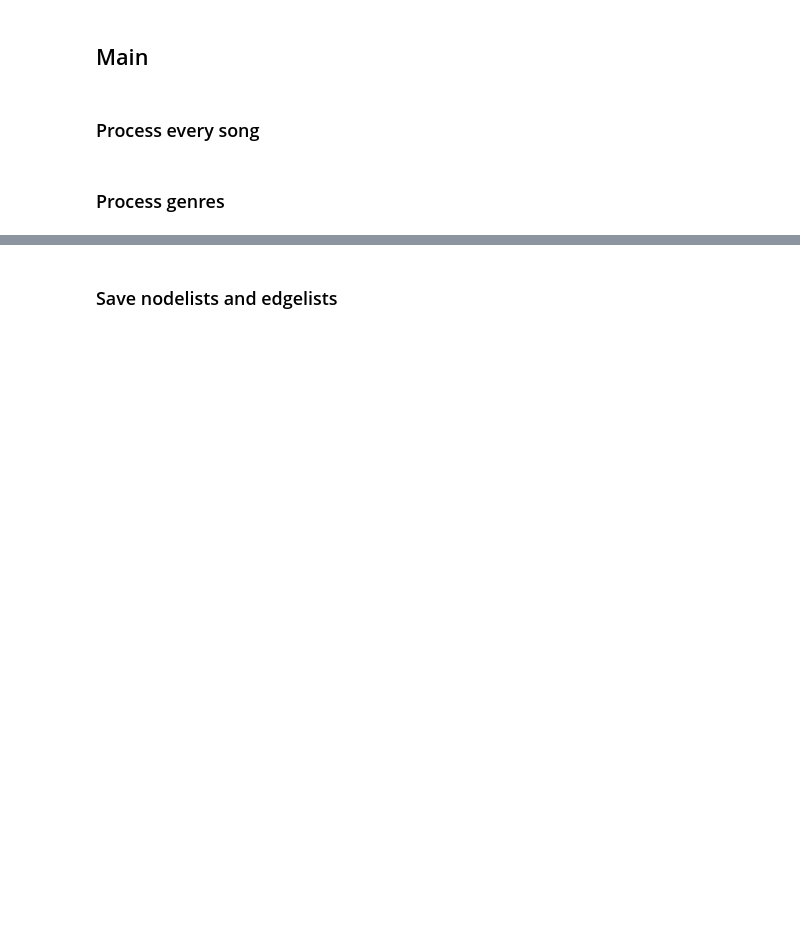
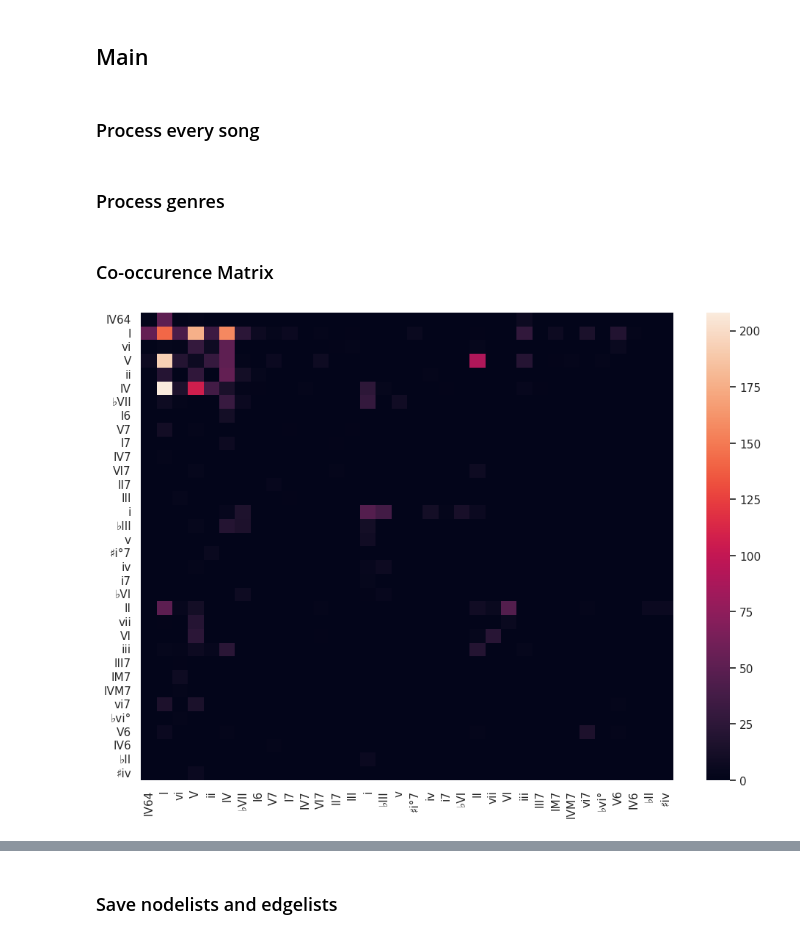
Before and after one commit to amelie106/datascience, a Jupyter notebook: chord_progression/chordparser_genres.ipynb, the cells around one changed output, grey strips where cells are left out. Saved outputs shown, nothing was run; the diff lists cells and outputs as text; code cells hidden in the pictures; blank space fills up the shorter version.

```diff
--- a/chord_progression/chordparser_genres.ipynb
+++ b/chord_progression/chordparser_genres.ipynb
@@ -189,3 +189,22 @@ for subdir, dirs, files in os.walk(directory):
 for genre, df in dataframes.items():
     nodelists[genre] = create_nodelist(genre)
     dataframes[genre] = get_percentages(df, nodelists[genre])
+# %% [markdown]
+### Co-occurence Matrix
+# %%
+coocc = {}
+# %%
+import networkx
+
+for genre, df in dataframes.items():
+    edgeList = df[['Source', 'Target', 'sum_appearance']].values.tolist()
+    G = networkx.DiGraph()
+    for i in range(len(edgeList)):
+        G.add_edge(edgeList[i][0], edgeList[i][1], weight=edgeList[i][2])
+
+    coocc[genre] = networkx.to_pandas_adjacency(G, nodelist=nodelists_sum[genre].keys())
+# %%
+sns.set(rc={'figure.figsize':(11.7,8.27)})
+_ = sns.heatmap(coocc['Country'])
+# %% [output]
+[figure, added]
```
Also changed, not shown: parts of 13 cells of this notebook, 2 other files.
